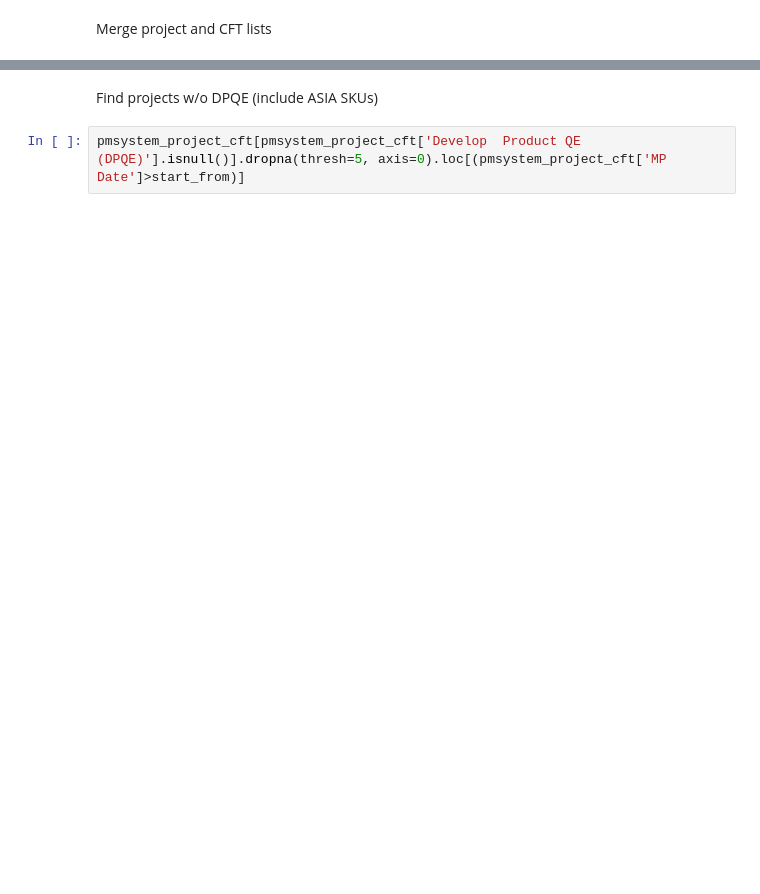
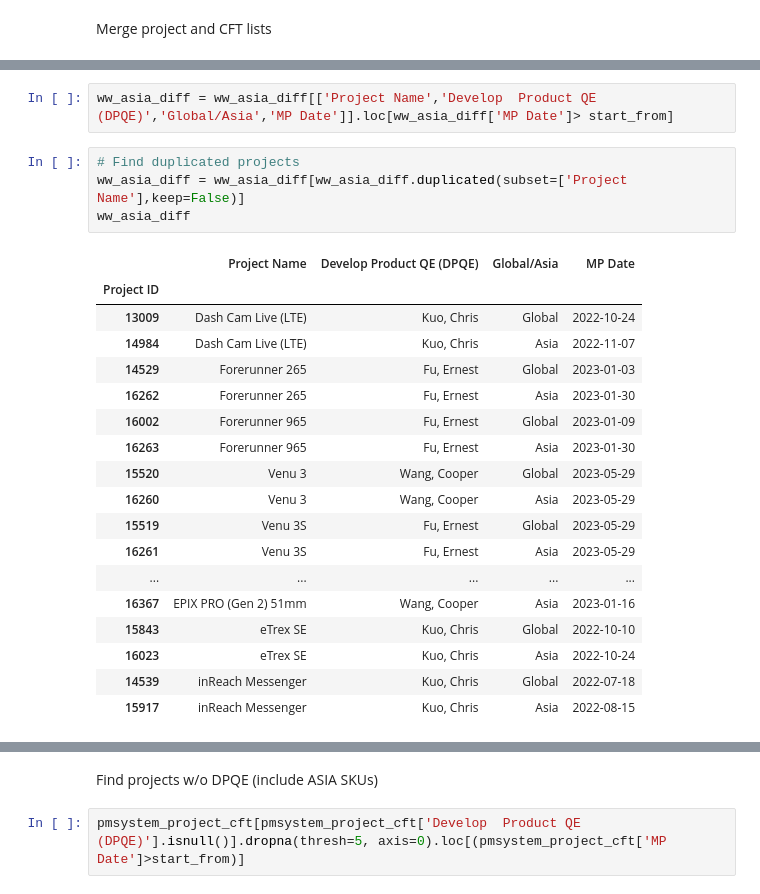
Before and after one commit to CPWRF/Projects, a Jupyter notebook: GMLA loading analysis/PMsystem_PRweb/LoadingAnalysis_PRweb _PMsystem.ipynb, the cells around one changed output, grey strips where cells are left out. Saved outputs shown, nothing was run; the diff lists cells and outputs as text; blank space fills up the shorter version.

```diff
--- a/GMLA loading analysis/PMsystem_PRweb/LoadingAnalysis_PRweb _PMsystem.ipynb
+++ b/GMLA loading analysis/PMsystem_PRweb/LoadingAnalysis_PRweb _PMsystem.ipynb
@@ -86,0 +72,25 @@ ww_asia.set_index('Project Name')
+# %%
+ww_asia_diff = ww_asia_diff[['Project Name','Develop  Product QE (DPQE)','Global/Asia','MP Date']].loc[ww_asia_diff['MP Date']> start_from]
+# %%
+# Find duplicated projects
+ww_asia_diff = ww_asia_diff[ww_asia_diff.duplicated(subset=['Project Name'],keep=False)]
+ww_asia_diff
+# %% [output]
+|  | Project Name | Develop Product QE (DPQE) | Global/Asia | MP Date |
+| Project ID |  |  |  |  |
+| 13009 | Dash Cam Live (LTE) | Kuo, Chris | Global | 2022-10-24 |
+| 14984 | Dash Cam Live (LTE) | Kuo, Chris | Asia | 2022-11-07 |
+| 14529 | Forerunner 265 | Fu, Ernest | Global | 2023-01-03 |
+| 16262 | Forerunner 265 | Fu, Ernest | Asia | 2023-01-30 |
+| 16002 | Forerunner 965 | Fu, Ernest | Global | 2023-01-09 |
+| 16263 | Forerunner 965 | Fu, Ernest | Asia | 2023-01-30 |
+| 15520 | Venu 3 | Wang, Cooper | Global | 2023-05-29 |
+| 16260 | Venu 3 | Wang, Cooper | Asia | 2023-05-29 |
+| 15519 | Venu 3S | Fu, Ernest | Global | 2023-05-29 |
+| 16261 | Venu 3S | Fu, Ernest | Asia | 2023-05-29 |
+| ... | ... | ... | ... | ... |
+| 16367 | EPIX PRO (Gen 2) 51mm | Wang, Cooper | Asia | 2023-01-16 |
+| 15843 | eTrex SE | Kuo, Chris | Global | 2022-10-10 |
+| 16023 | eTrex SE | Kuo, Chris | Asia | 2022-10-24 |
+| 14539 | inReach Messenger | Kuo, Chris | Global | 2022-07-18 |
+| 15917 | inReach Messenger | Kuo, Chris | Asia | 2022-08-15 |
```
Also changed, not shown: parts of 9 cells of this notebook, 2 other files.
